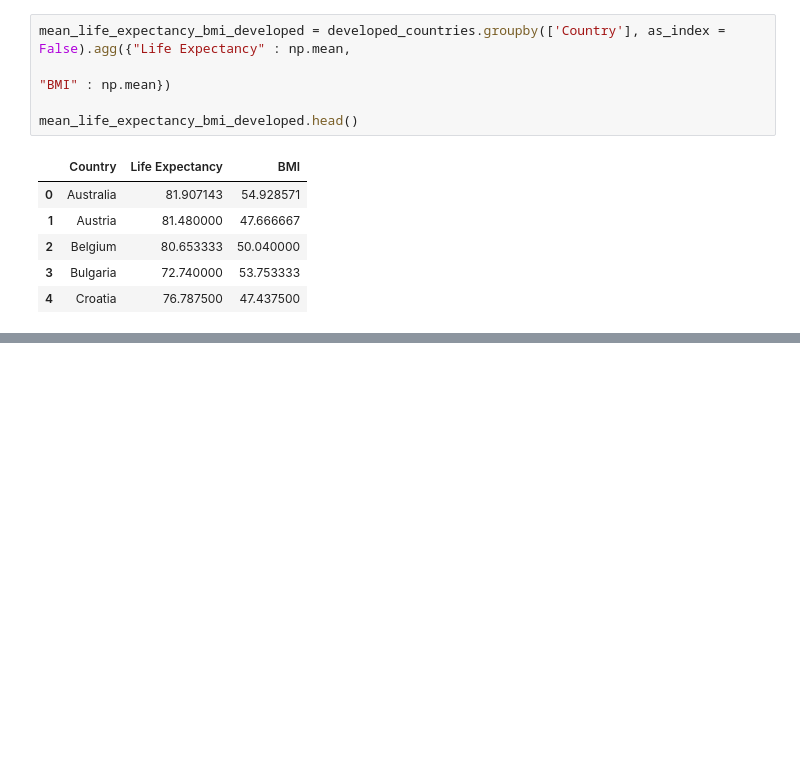
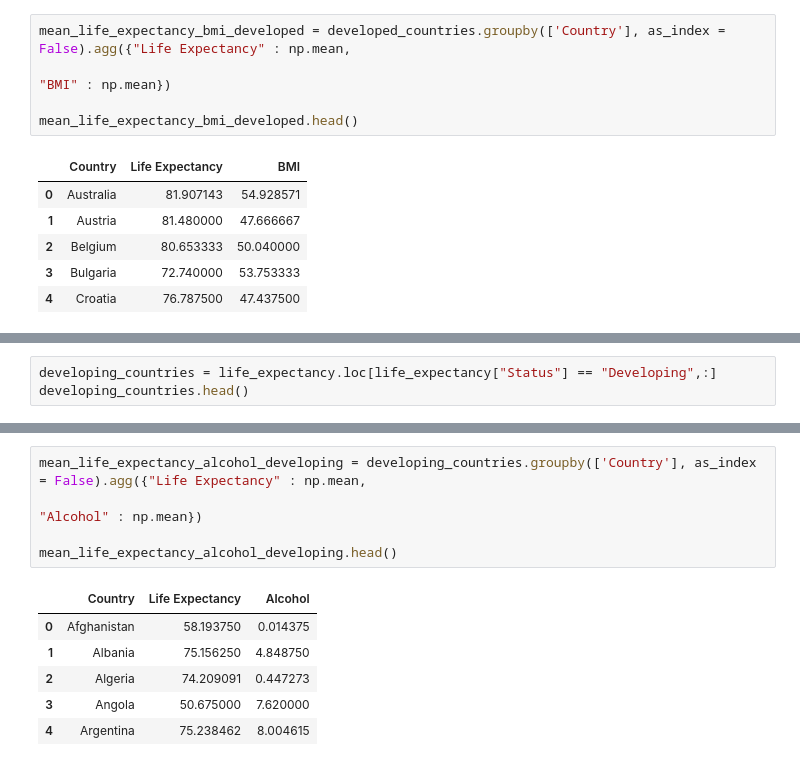
Before and after one commit to shechter430/project_one, a Jupyter notebook: shondeen_analyzations.ipynb, the cells around one changed output, grey strips where cells are left out. Drawn from its saved outputs; the diff is of its cells as text; blank space fills up the shorter version.

```diff
--- a/shondeen_analyzations.ipynb
+++ b/shondeen_analyzations.ipynb
@@ -113,3 +113,6 @@ plt.tight_layout()
 # %% [output]
 [interactive output not drawn]
 [interactive output not drawn]
+# %%
+developing_countries = life_expectancy.loc[life_expectancy["Status"] == "Developing",:]
+developing_countries.head()
@@ -115,0 +136,12 @@ plt.tight_layout()
+# %%
+mean_life_expectancy_alcohol_developing = developing_countries.groupby(['Country'], as_index = False).agg({"Life Expectancy" : np.mean,
+                                                                                                 "Alcohol" : np.mean})
+
+mean_life_expectancy_alcohol_developing.head()
+# %% [output]
+|  | Country | Life Expectancy | Alcohol |
+| 0 | Afghanistan | 58.193750 | 0.014375 |
+| 1 | Albania | 75.156250 | 4.848750 |
+| 2 | Algeria | 74.209091 | 0.447273 |
+| 3 | Angola | 50.675000 | 7.620000 |
+| 4 | Argentina | 75.238462 | 8.004615 |
```
Also changed, not shown: parts of 9 cells of this notebook, 2 other files.
